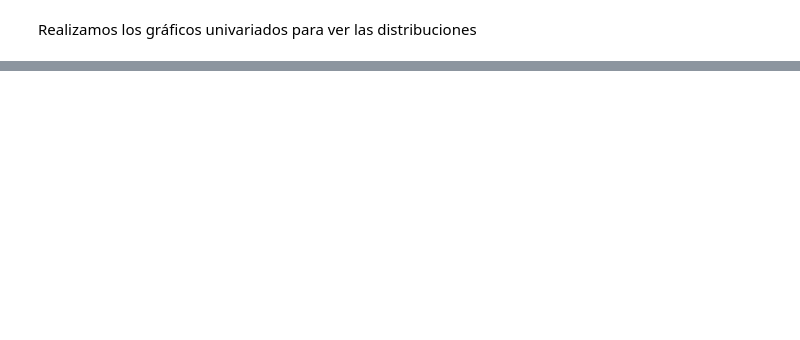
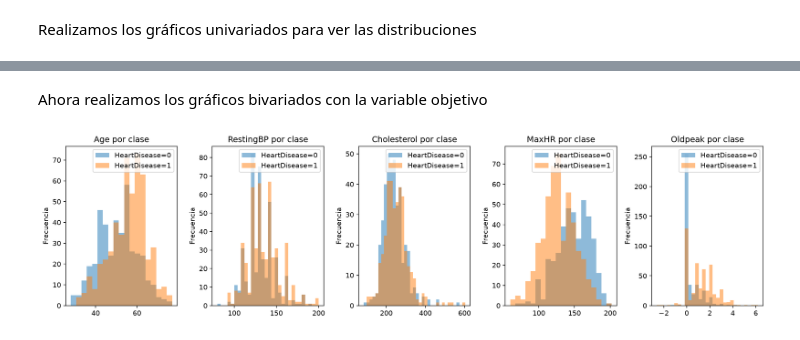
Before and after one commit to wawa1806/ML-heart-failure, a Jupyter notebook: notebooks/heart-failure.ipynb, the cells around one changed output, grey strips where cells are left out. Drawn from its saved outputs; the diff is of its cells as text; code cells hidden in the pictures; blank space fills up the shorter version.

Commit message:
Se realiza la EDA

```diff
--- a/notebooks/heart-failure.ipynb
+++ b/notebooks/heart-failure.ipynb
@@ -247,0 +293,19 @@ ax =
+# %% [markdown]
+Ahora realizamos los gráficos bivariados con la variable objetivo
+# %%
+
+fig, axes = plt.subplots(1, 5, figsize=(15, 4))
+
+for ax, col in zip(axes.flat, num_cols):
+    bordes = np.histogram_bin_edges(df[col].dropna(), bins="auto")
+    for clase, grupo in df.groupby("HeartDisease"):
+        ax.hist(grupo[col], bins=bordes, alpha=0.5, label=f"HeartDisease={clase}")
+
+    ax.set_title(f"{col} por clase")
+    ax.set_ylabel("Frecuencia")
+    ax.legend()
+
+plt.tight_layout()
+plt.show()
+# %% [output]
+[figure, added]
```
Also changed, not shown: parts of 13 cells of this notebook, 8 other files.
